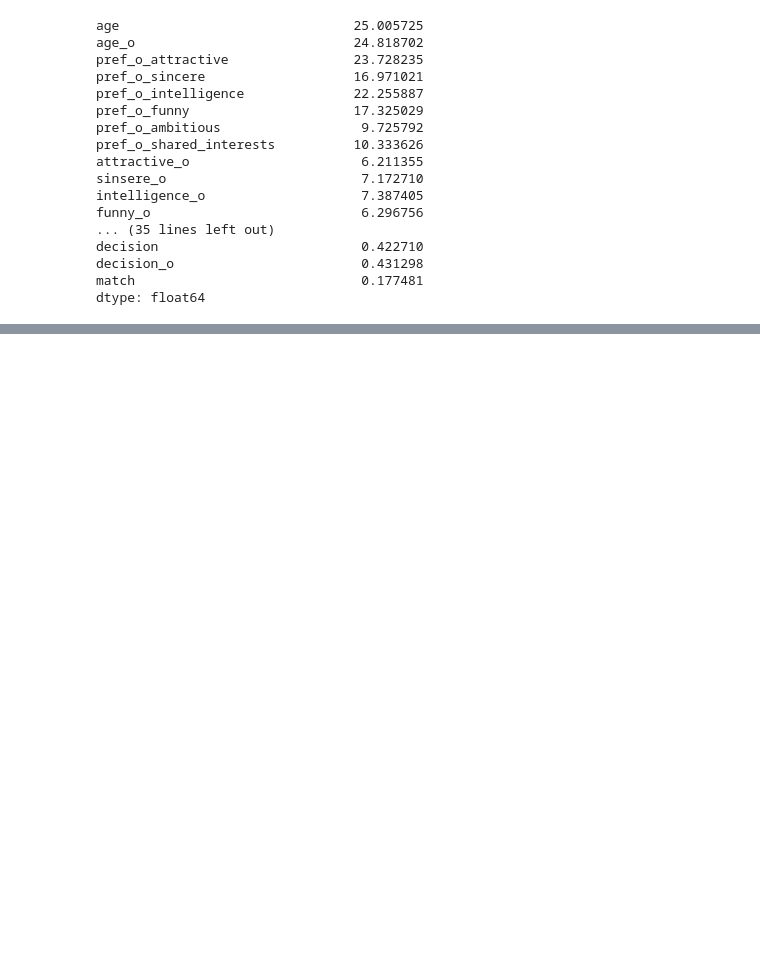
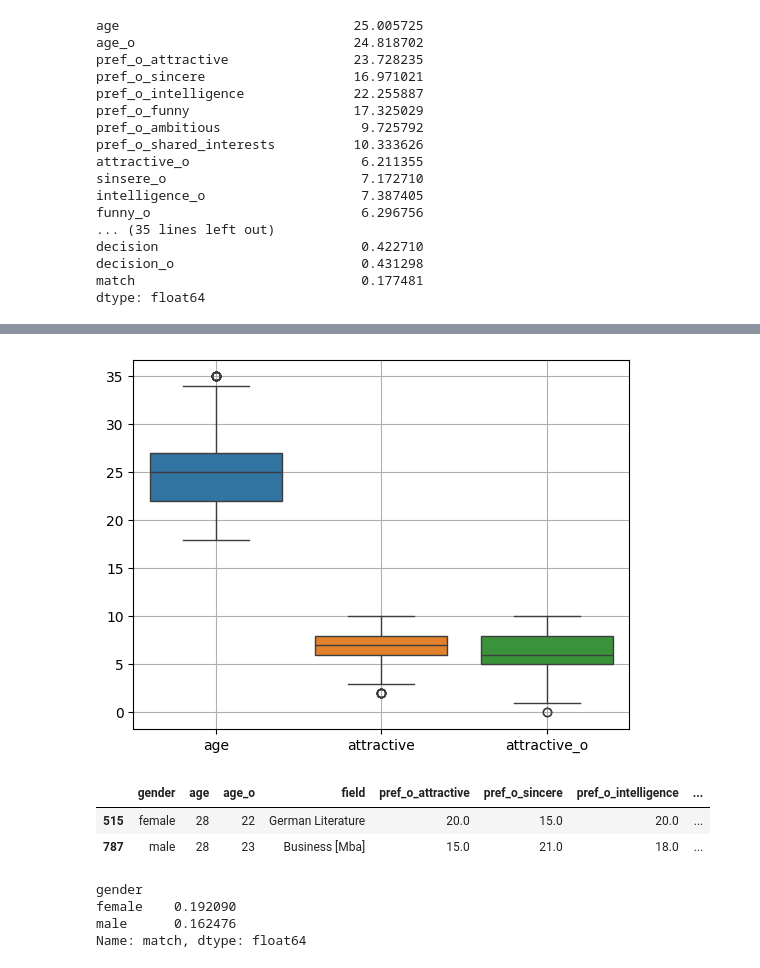
Before and after one commit to yunusov02/data_analysis, a Jupyter notebook: train-pandas/pandas.ipynb, the cells around one changed output, grey strips where cells are left out. Drawn from its saved outputs; the diff is of its cells as text; code cells hidden in the pictures; blank space fills up the shorter version.

```diff
--- a/train-pandas/pandas.ipynb
+++ b/train-pandas/pandas.ipynb
@@ -374,0 +462,18 @@ dtype: float64
+# %%
+bx = sns.boxplot(df[['age', 'attractive', 'attractive_o']])
+bx.grid()
+# %% [output]
+[figure, added]
+# %%
+df[df['attractive_o'] == 0]
+# %% [output]
+|  | gender | age | age_o | field | pref_o_attractive | pref_o_sincere | pref_o_intelligence | ... |
+| 515 | female | 28 | 22 | German Literature | 20.0 | 15.0 | 20.0 | ... |
+| 787 | male | 28 | 23 | Business [Mba] | 15.0 | 21.0 | 18.0 | ... |
+# %%
+df.groupby('gender')['match'].mean()
+# %% [output]
+gender
+female    0.192090
+male      0.162476
+Name: match, dtype: float64
```
Also changed, not shown: parts of 19 cells of this notebook.
